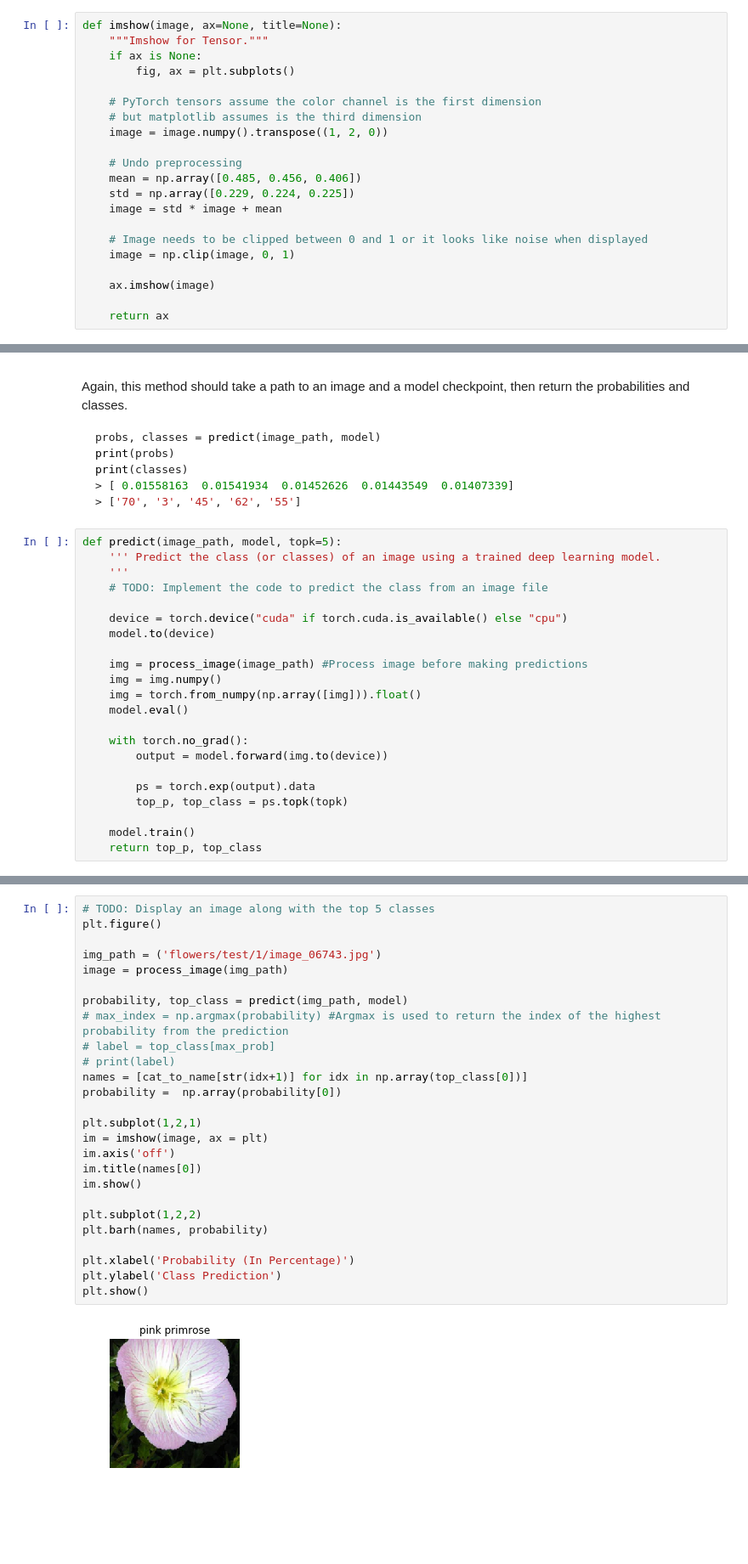
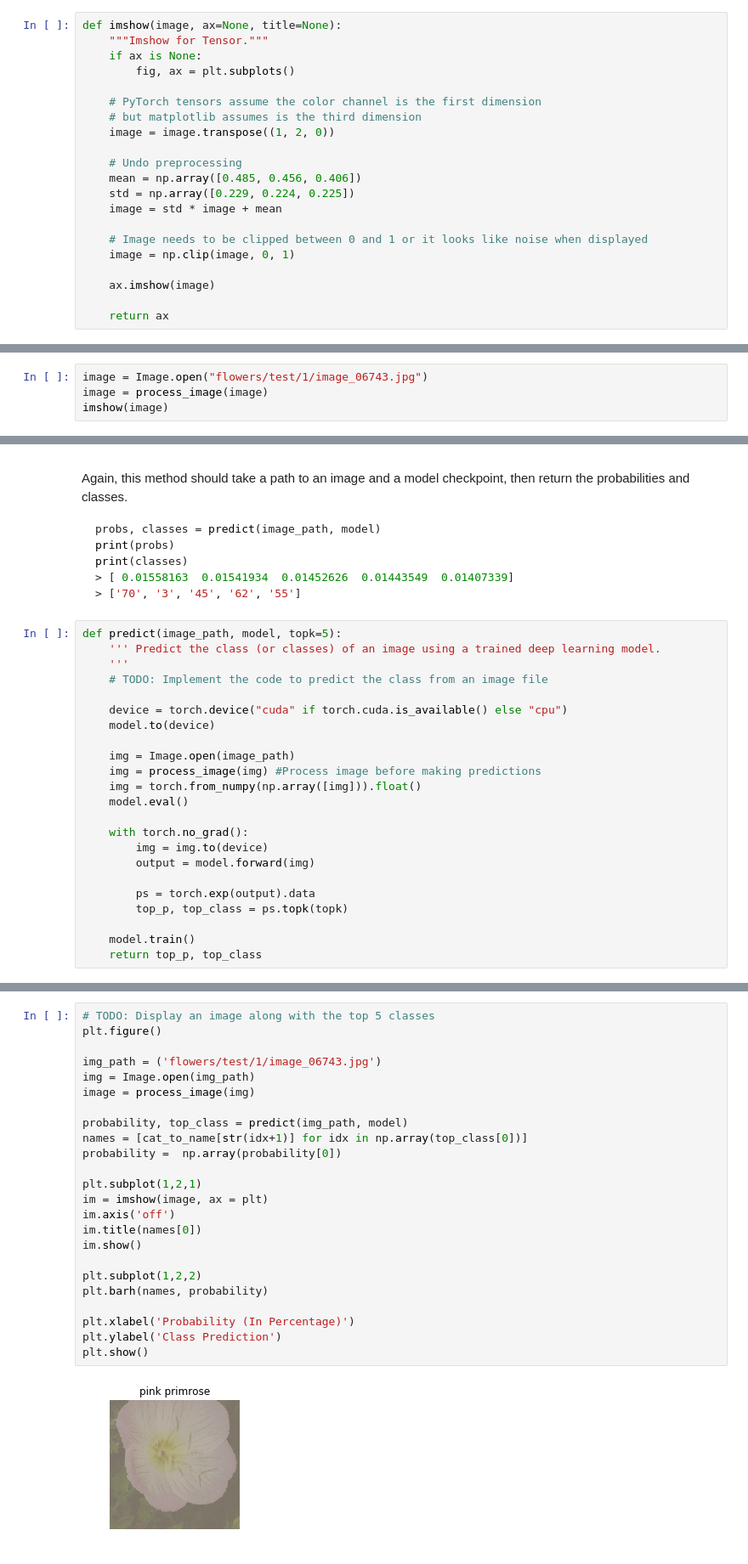
Before and after one commit to bolajixi/Flower_Classifier, a Jupyter notebook: Image Classifier Project.ipynb, the cells around one changed output, grey strips where cells are left out. Shown at 85% size. Saved outputs shown, nothing was run; the diff lists cells and outputs as text; blank space fills up the shorter version.

```diff
--- a/Image Classifier Project.ipynb
+++ b/Image Classifier Project.ipynb
@@ -422,7 +405,7 @@ def imshow(image, ax=None, title=None):
 
     # PyTorch tensors assume the color channel is the first dimension
     # but matplotlib assumes is the third dimension
-    image = image.numpy().transpose((1, 2, 0))
+    image = image.transpose((1, 2, 0))
 
     # Undo preprocessing
     mean = np.array([0.485, 0.456, 0.406])
@@ -439,0 +421,4 @@ _= imshow(process_image("flowers/test/100/image_07939.jpg"))
+# %%
+image = Image.open("flowers/test/1/image_06743.jpg")
+image = process_image(image)
+imshow(image)
@@ -462,13 +450,14 @@ def predict(image_path, model, topk=5):
     device = torch.device("cuda" if torch.cuda.is_available() else "cpu")
     model.to(device)
 
-    img = process_image(image_path) #Process image before making predictions
-    img = img.numpy()
+    img = Image.open(image_path)
+    img = process_image(img) #Process image before making predictions
     img = torch.from_numpy(np.array([img])).float()
     model.eval()
 
     with torch.no_grad():
-        output = model.forward(img.to(device))
+        img = img.to(device)
+        output = model.forward(img)
 
         ps = torch.exp(output).data
         top_p, top_class = ps.topk(topk)
@@ -486,28 +475,26 @@ You can convert from the class integer encoding to actual flower names with the
 # %%
 # TODO: Display an image along with the top 5 classes
 plt.figure()
 
 img_path = ('flowers/test/1/image_06743.jpg')
-image = process_image(img_path)
+img = Image.open(img_path)
+image = process_image(img)
 
 probability, top_class = predict(img_path, model)
-# max_index = np.argmax(probability) #Argmax is used to return the index of the highest probability from the prediction
-# label = top_class[max_prob]
-# print(label)
 names = [cat_to_name[str(idx+1)] for idx in np.array(top_class[0])]
 probability =  np.array(probability[0])
 
 plt.subplot(1,2,1)
 im = imshow(image, ax = plt)
 im.axis('off')
 im.title(names[0])
 im.show()
 
 plt.subplot(1,2,2)
 plt.barh(names, probability)
 
 plt.xlabel('Probability (In Percentage)')
 plt.ylabel('Class Prediction')
 plt.show()
 # %% [output]
-[figure, old version]
+[figure, new version]
```
Also changed, not shown: parts of 9 cells of this notebook, 1 other file.
